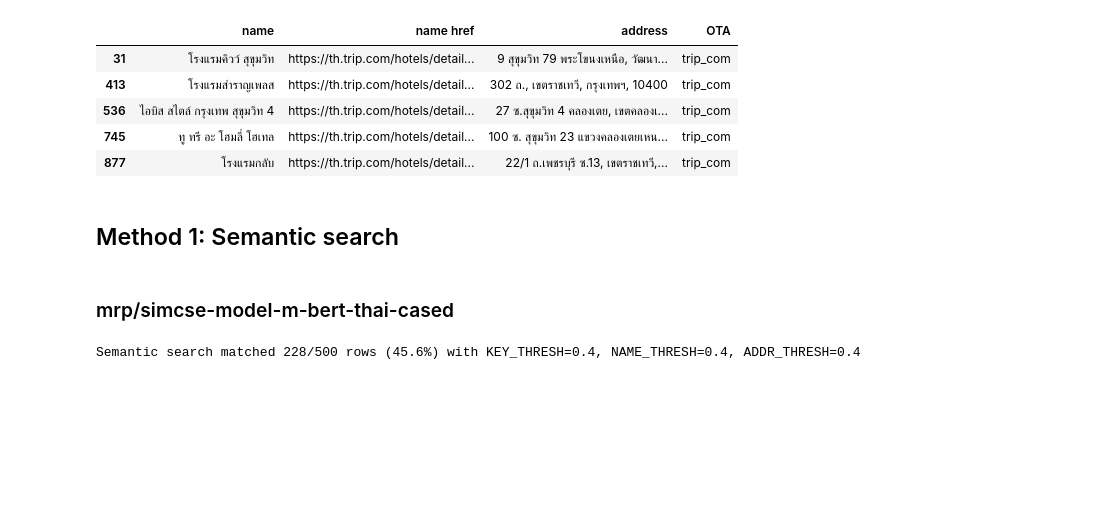
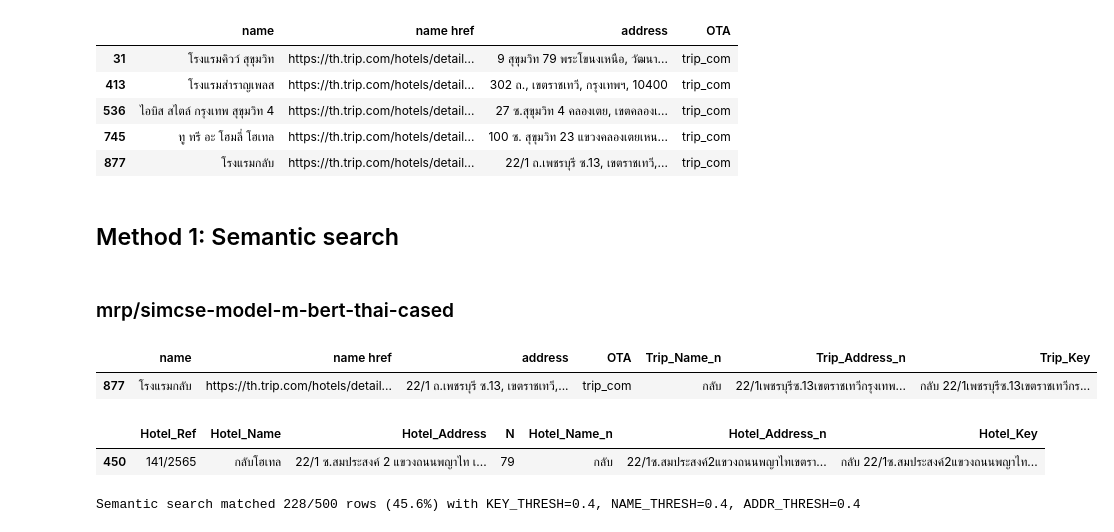
Before and after one commit to Thanrada2024/illegal_accommodation, a Jupyter notebook: DS_task.ipynb, the cells around one changed output. Drawn from its saved outputs; the diff is of its cells as text; code cells hidden in the pictures; blank space fills up the shorter version.

```diff
--- a/DS_task.ipynb
+++ b/DS_task.ipynb
@@ -154 +209,11 @@ OTA_df.head()
+# %%
+OTA_df[OTA_df['Trip_Name_n'].str.contains('กลับ', na=False)]
+# %% [output]
+|  | name | name href | address | OTA | Trip_Name_n | Trip_Address_n | Trip_Key |
+| 877 | โรงแรมกลับ | https://th.trip.com/hotels/detail... | 22/1 ถ.เพชรบุรี ซ.13, เขตราชเทวี,... | trip_com | กลับ | 22/1เพชรบุรีซ.13เขตราชเทวีกรุงเทพ... | กลับ 22/1เพชรบุรีซ.13เขตราชเทวีกร... |
+# %%
+hotel[hotel['Hotel_Name'].str.contains('กลับ', na=False)]
+# %% [output]
+|  | Hotel_Ref | Hotel_Name | Hotel_Address | N | Hotel_Name_n | Hotel_Address_n | Hotel_Key |
+| 450 | 141/2565 | กลับโฮเทล | 22/1 ซ.สมประสงค์ 2 แขวงถนนพญาไท เ... | 79 | กลับ | 22/1ซ.สมประสงค์2แขวงถนนพญาไทเขตรา... | กลับ 22/1ซ.สมประสงค์2แขวงถนนพญาไท... |
 # %%
```
Also changed, not shown: parts of 5 cells of this notebook.
